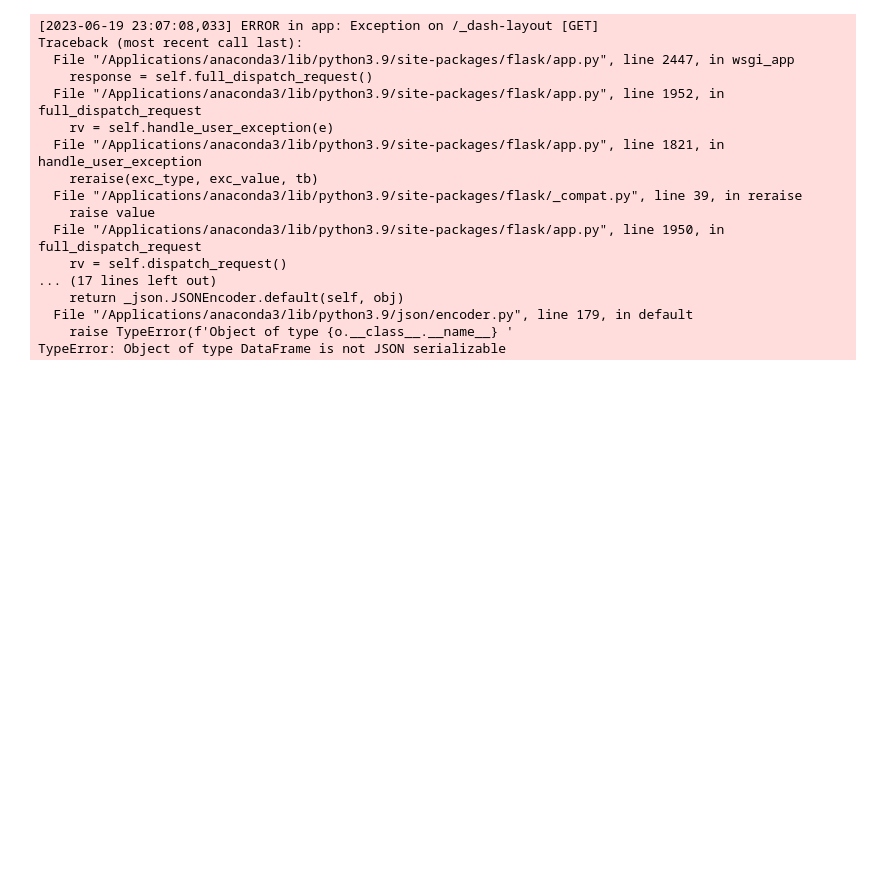
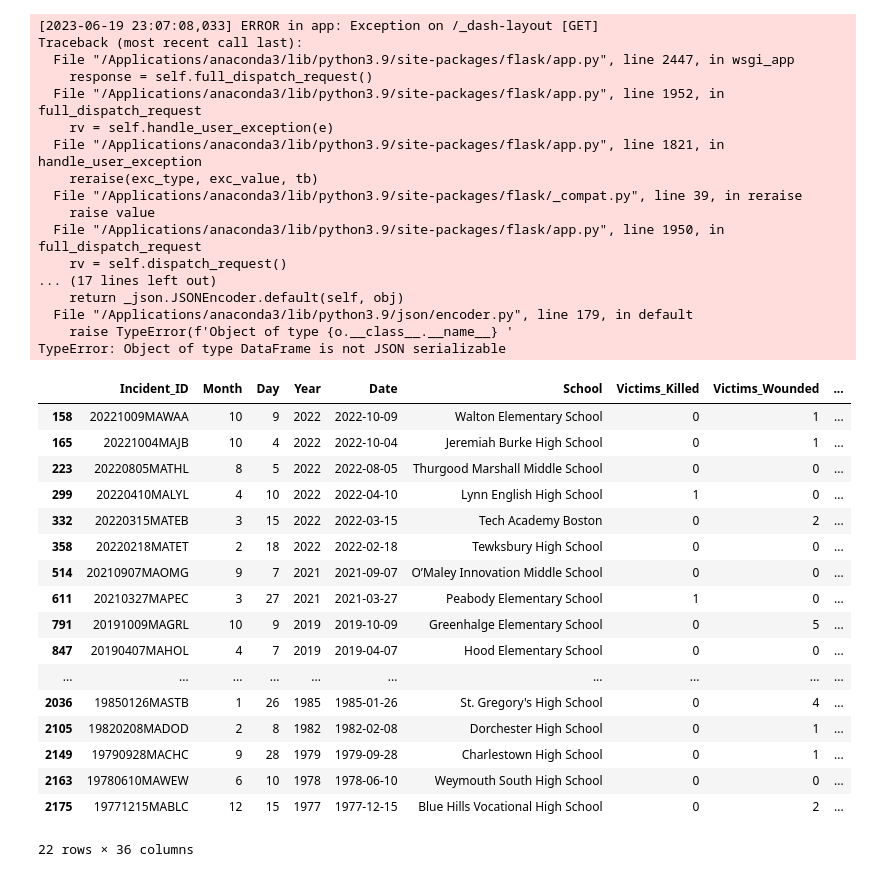
Before and after one commit to timmymiller10/School-Shooting-Dataset-Analysis, a Jupyter notebook: data.ipynb, the cells around one changed output. Cells and saved outputs as stored; diff of their text form; code cells hidden in the pictures; blank space fills up the shorter version.

```diff
--- a/data.ipynb
+++ b/data.ipynb
@@ -187,3 +236,24 @@ Traceback (most recent call last):
   File "/Applications/anaconda3/lib/python3.9/json/encoder.py", line 179, in default
     raise TypeError(f'Object of type {o.__class__.__name__} '
 TypeError: Object of type DataFrame is not JSON serializable
+# %%
+incident[incident['State'] == 'MA']
+# %% [output]
+|  | Incident_ID | Month | Day | Year | Date | School | Victims_Killed | Victims_Wounded | ... |
+| 158 | 20221009MAWAA | 10 | 9 | 2022 | 2022-10-09 | Walton Elementary School | 0 | 1 | ... |
+| 165 | 20221004MAJB | 10 | 4 | 2022 | 2022-10-04 | Jeremiah Burke High School | 0 | 1 | ... |
+| 223 | 20220805MATHL | 8 | 5 | 2022 | 2022-08-05 | Thurgood Marshall Middle School | 0 | 0 | ... |
+| 299 | 20220410MALYL | 4 | 10 | 2022 | 2022-04-10 | Lynn English High School | 1 | 0 | ... |
+| 332 | 20220315MATEB | 3 | 15 | 2022 | 2022-03-15 | Tech Academy Boston | 0 | 2 | ... |
+| 358 | 20220218MATET | 2 | 18 | 2022 | 2022-02-18 | Tewksbury High School | 0 | 0 | ... |
+| 514 | 20210907MAOMG | 9 | 7 | 2021 | 2021-09-07 | O’Maley Innovation Middle School | 0 | 0 | ... |
+| 611 | 20210327MAPEC | 3 | 27 | 2021 | 2021-03-27 | Peabody Elementary School | 1 | 0 | ... |
+| 791 | 20191009MAGRL | 10 | 9 | 2019 | 2019-10-09 | Greenhalge Elementary School | 0 | 5 | ... |
+| 847 | 20190407MAHOL | 4 | 7 | 2019 | 2019-04-07 | Hood Elementary School | 0 | 0 | ... |
+| ... | ... | ... | ... | ... | ... | ... | ... | ... | ... |
+| 2036 | 19850126MASTB | 1 | 26 | 1985 | 1985-01-26 | St. Gregory's High School | 0 | 4 | ... |
+| 2105 | 19820208MADOD | 2 | 8 | 1982 | 1982-02-08 | Dorchester High School | 0 | 1 | ... |
+| 2149 | 19790928MACHC | 9 | 28 | 1979 | 1979-09-28 | Charlestown High School | 0 | 1 | ... |
+| 2163 | 19780610MAWEW | 6 | 10 | 1978 | 1978-06-10 | Weymouth South High School | 0 | 0 | ... |
+| 2175 | 19771215MABLC | 12 | 15 | 1977 | 1977-12-15 | Blue Hills Vocational High School | 0 | 2 | ... |
+22 rows × 36 columns
```
Also changed, not shown: parts of 11 cells of this notebook.
